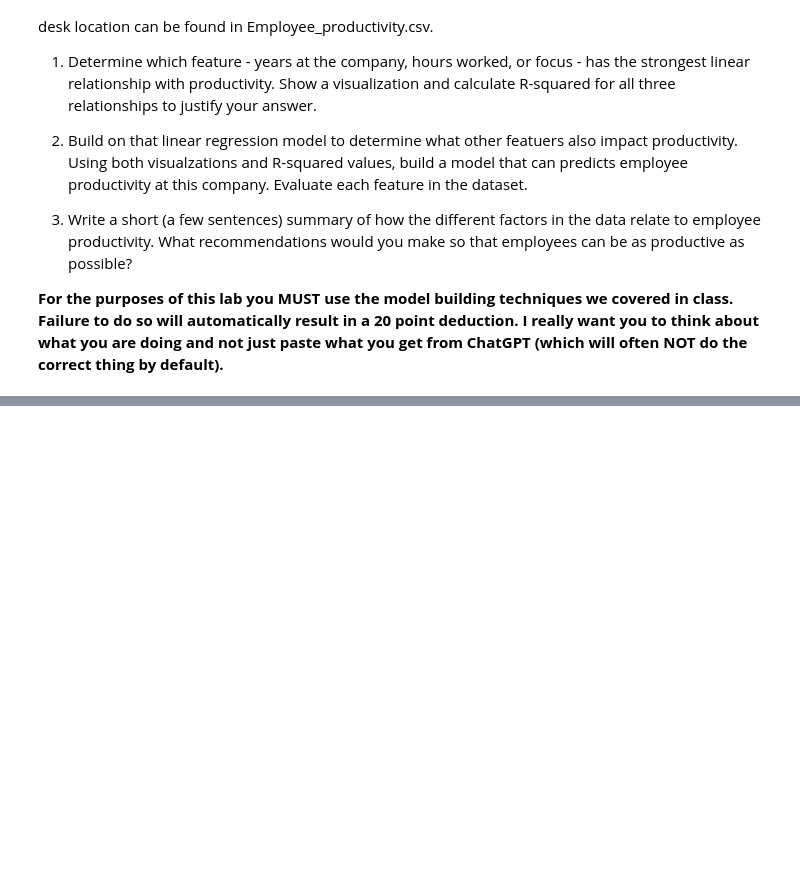
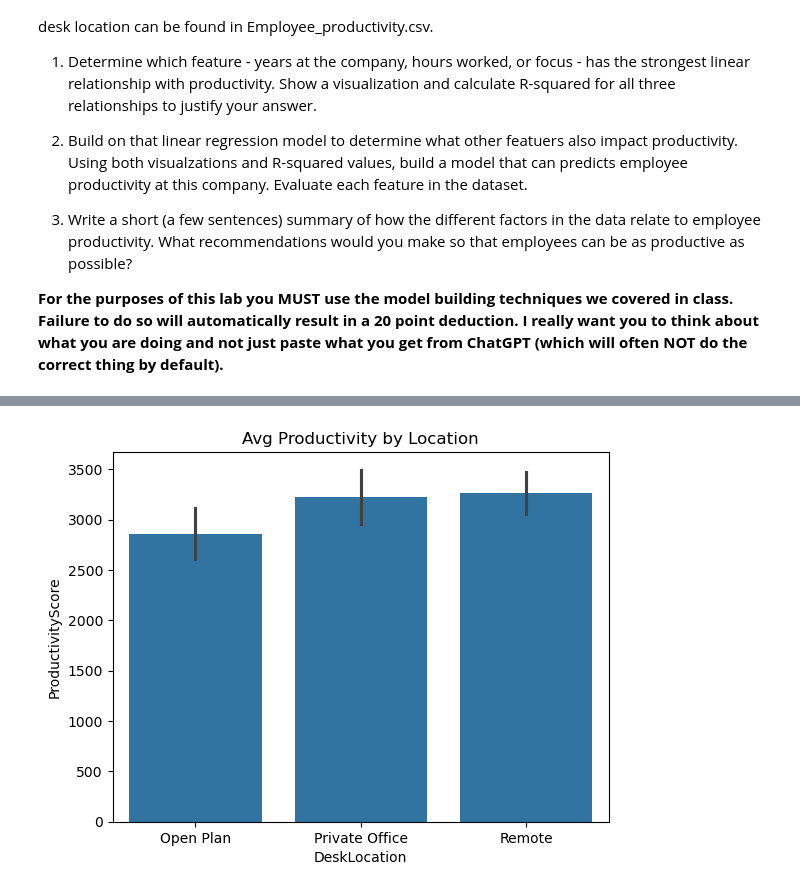
Before and after one commit to Mortal-Atlas/Data_Visualization_And_Modeling, a Jupyter notebook: Lab/3.3 Visualizing Relationships Between Quantitative Features Lab-Copy1.ipynb, the cells around one changed output, grey strips where cells are left out. Saved outputs shown, nothing was run; the diff lists cells and outputs as text; code cells hidden in the pictures; blank space fills up the shorter version.

```diff
--- a/Lab/3.3 Visualizing Relationships Between Quantitative Features Lab-Copy1.ipynb
+++ b/Lab/3.3 Visualizing Relationships Between Quantitative Features Lab-Copy1.ipynb
@@ -23,0 +99,7 @@ The consulting agency carefully collected data on a number of factors including
+# %%
+plt.figure()
+sns.barplot(data=df, x='DeskLocation', y='ProductivityScore', )
+plt.title('Avg Productivity by Location')
+plt.show()
+# %% [output]
+[figure, added]
```
Also changed, not shown: parts of 8 cells of this notebook.
